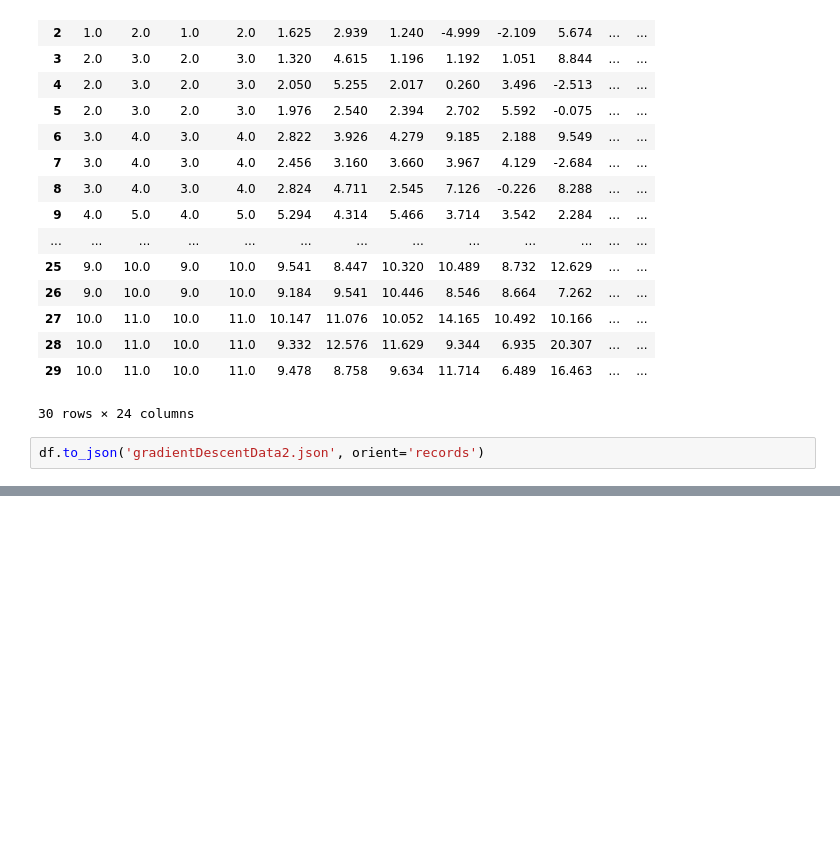
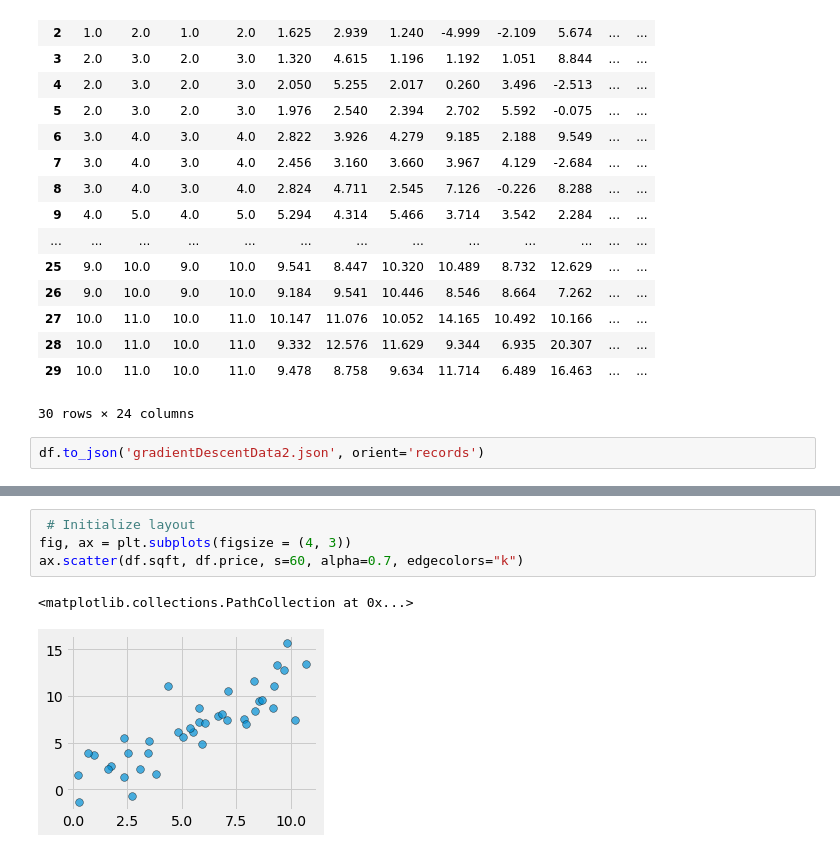
Before and after one commit to aws-samples/aws-mlu-explain, a Jupyter notebook: code/linear-regression/python/linear-regression-new-data.ipynb, the cells around one changed output, grey strips where cells are left out. Cells and saved outputs as stored; diff of their text form; blank space fills up the shorter version.

```diff
--- a/code/linear-regression/python/linear-regression-new-data.ipynb
+++ b/code/linear-regression/python/linear-regression-new-data.ipynb
@@ -371,0 +482,7 @@ Name: sqft, dtype: float64
+# %%
+ # Initialize layout
+fig, ax = plt.subplots(figsize = (4, 3))
+ax.scatter(df.sqft, df.price, s=60, alpha=0.7, edgecolors="k")
+# %% [output]
+<matplotlib.collections.PathCollection at 0x...>
+[figure, added]
```
Also changed, not shown: parts of 39 cells of this notebook, 27 other files.
